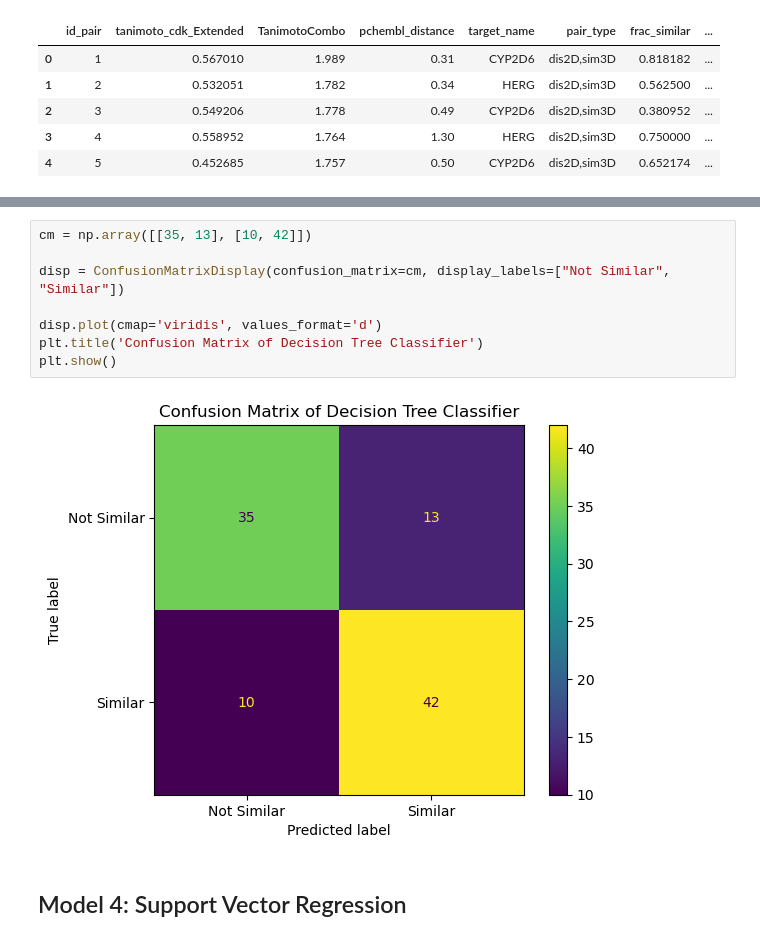
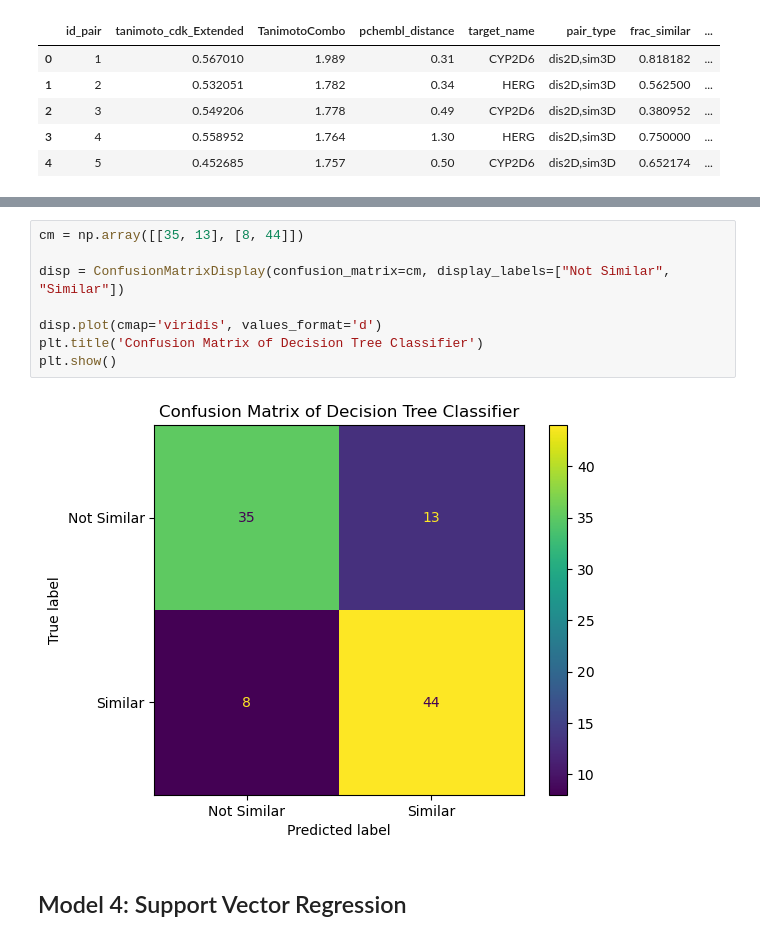
Before and after one commit to Mlzzzzz/MSU_CMSE830_Webapp_Final, a Jupyter notebook: Models/models_analysis.ipynb, the cells around one changed output, grey strips where cells are left out. Saved outputs shown, nothing was run; the diff lists cells and outputs as text.

```diff
--- a/Models/models_analysis.ipynb
+++ b/Models/models_analysis.ipynb
@@ -337,13 +337,13 @@ plt.show()
 # %%
-cm = np.array([[35, 13], [10, 42]])
+cm = np.array([[35, 13], [8, 44]])
 
 disp = ConfusionMatrixDisplay(confusion_matrix=cm, display_labels=["Not Similar", "Similar"])
 
 disp.plot(cmap='viridis', values_format='d')
 plt.title('Confusion Matrix of Decision Tree Classifier')
 plt.show()
 # %% [output]
-[figure, old version]
+[figure, new version]
 # %% [markdown]
 ## Model 4: Support Vector Regression
 # %%
```
Also changed, not shown: parts of 2 cells of this notebook.
